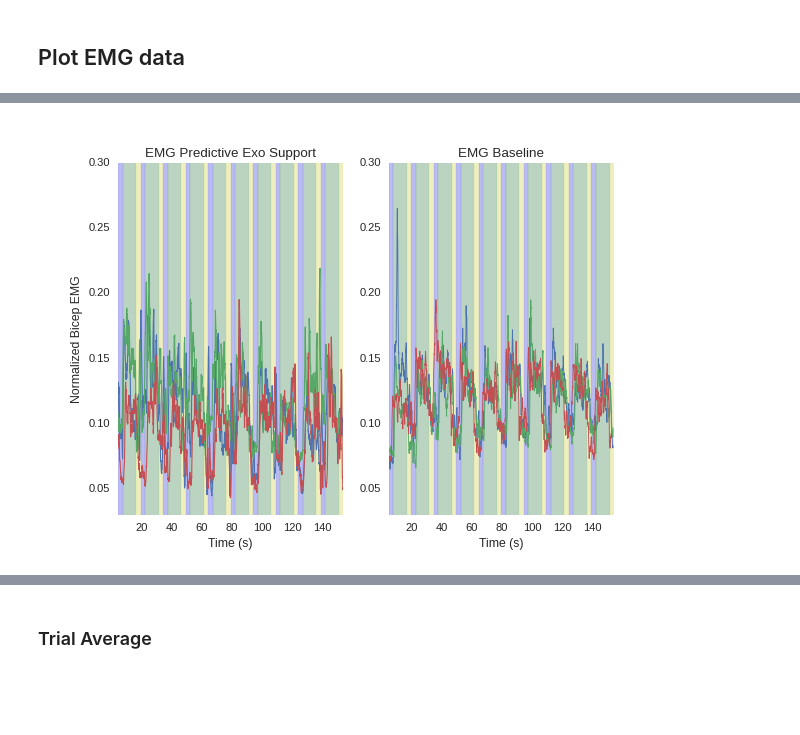
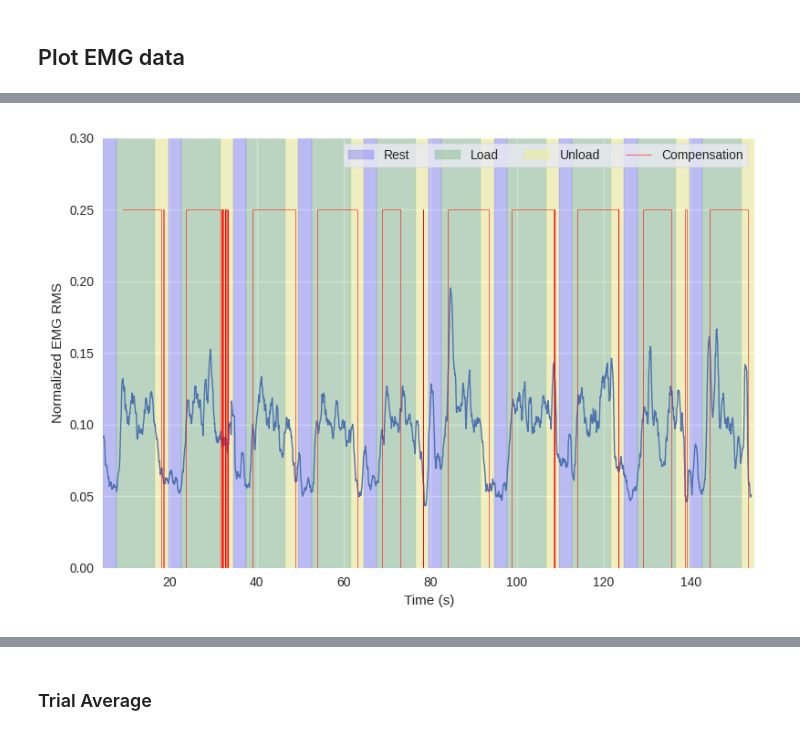
Before and after one commit to Cyberjin7/master_thesis, a Jupyter notebook: analysis/unloading_analysis.ipynb, the cells around one changed output, grey strips where cells are left out. Cells and saved outputs as stored; diff of their text form; code cells hidden in the pictures; blank space fills up the shorter version.

```diff
--- a/analysis/unloading_analysis.ipynb
+++ b/analysis/unloading_analysis.ipynb
@@ -284,20 +255,3 @@ def compute_RMS(data, window_length):
         # rms_emg.append(np.sqrt(np.mean(np.square(window))))
         rms_emg[i] = np.sqrt(np.mean(np.square(window)))
     return rms_emg
-# %%
-window_length = 25
-
-plt.close('all')
-fig, ax = plt.subplots()
-ax.plot(trial_emg_dflist[0]['Time'].iloc[:-window_length] - trial_emg_dflist[0]['Time'].iloc[0], compute_RMS(trial_emg_dflist[0]['data_0'], window_length)/mvc_max, linewidth=1)
-ax.plot(trial_emg_dflist[1]['Time'].iloc[:-window_length] - trial_emg_dflist[1]['Time'].iloc[0], compute_RMS(trial_emg_dflist[1]['data_0'], window_length)/mvc_max, linewidth=1)
-ax.plot(trial_emg_dflist[2]['Time'].iloc[:-window_length] - trial_emg_dflist[2]['Time'].iloc[0], compute_RMS(trial_emg_dflist[2]['data_0'], window_length)/mvc_max, linewidth=1)
-
-draw_background(ax, trial_type_dflist[0], trial_emg_dflist[0], 0, 1)
-
-ax.set_ylim([0.03, 0.3])
-ax.set_xlim([trial_type_dflist[0]['Time'].iloc[0] - trial_emg_dflist[0]['Time'].iloc[0], trial_emg_dflist[0]['Time'].iloc[-1] - trial_emg_dflist[0]['Time'].iloc[0]])
-ax.set_title('EMG Predictive Exo Support')
-ax.set_ylabel('Normalized Bicep EMG RMS')
-ax.set_xlabel('Time (s)')
-ax.grid()
@@ -339,33 +257,0 @@ ax[1].grid()
-# %%
-window_length = 25
-
-plt.close('all')
-fig, ax = plt.subplots(1,2)
-ax[0].plot(trial_emg_dflist[0]['Time'].iloc[:-window_length] - trial_emg_dflist[0]['Time'].iloc[0], compute_RMS(trial_emg_dflist[0]['data_0'], window_length)/mvc_max, linewidth=1)
-ax[0].plot(trial_emg_dflist[1]['Time'].iloc[:-window_length] - trial_emg_dflist[1]['Time'].iloc[0], compute_RMS(trial_emg_dflist[1]['data_0'], window_length)/mvc_max, linewidth=1)
-ax[0].plot(trial_emg_dflist[2]['Time'].iloc[:-window_length] - trial_emg_dflist[2]['Time'].iloc[0], compute_RMS(trial_emg_dflist[2]['data_0'], window_length)/mvc_max, linewidth=1)
-
-draw_background(ax[0], trial_type_dflist[0], trial_emg_dflist[0], 0, 1)
-
-ax[0].set_ylim([0.03, 0.3])
-ax[0].set_xlim([trial_type_dflist[0]['Time'].iloc[0] - trial_emg_dflist[0]['Time'].iloc[0], trial_emg_dflist[0]['Time'].iloc[-1] - trial_emg_dflist[0]['Time'].iloc[0]])
-ax[0].set_title('EMG Predictive Exo Support')
-ax[0].set_ylabel('Normalized Bicep EMG')
-ax[0].set_xlabel('Time (s)')
-ax[0].grid()
-
-
-
-ax[1].plot(baseline_emg_dflist[0]['Time'].iloc[:-window_length] - baseline_emg_dflist[0]['Time'].iloc[0], compute_RMS(baseline_emg_dflist[0]['data_0'], window_length)/mvc_max, linewidth=0.8)
-ax[1].plot(baseline_emg_dflist[1]['Time'].iloc[:-window_length] - baseline_emg_dflist[1]['Time'].iloc[0], compute_RMS(baseline_emg_dflist[1]['data_0'], window_length)/mvc_max, linewidth=0.8)
-ax[1].plot(baseline_emg_dflist[2]['Time'].iloc[:-window_length] - baseline_emg_dflist[2]['Time'].iloc[0], compute_RMS(baseline_emg_dflist[2]['data_0'], window_length)/mvc_max, linewidth=0.8)
-
-draw_background(ax[1], baseline_type_dflist[0], baseline_emg_dflist[0], 0, 1)
-
-ax[1].set_ylim([0.03, 0.3])
-ax[1].set_xlim([baseline_type_dflist[0]['Time'].iloc[0] - baseline_emg_dflist[0]['Time'].iloc[0], baseline_rms_dflist[0]['Time'].iloc[-1] - baseline_emg_dflist[0]['Time'].iloc[0]])
-ax[1].set_title('EMG Baseline')
-ax[1].set_xlabel('Time (s)')
-ax[1].grid()
-# %% [output]
-[figure, removed]
@@ -371,0 +303,21 @@ ax[1].grid()
+# %%
+def single_EMG(ax, trial_type, emg, window, plot_prediction, mass):
+    # plt.close('all')
+    # fig, ax = plt.subplots()
+    ax.plot(emg['Time'].iloc[:-window] - emg['Time'].iloc[0], compute_RMS(emg['data_0'], window)/mvc_max, linewidth=1)
+    rest, load, unload = draw_background(ax, trial_type, emg, 0, 1)
+
+
+    ax.set_ylim([0.03, 0.3])
+    ax.set_xlim([trial_type['Time'].iloc[0] - emg['Time'].iloc[0], emg['Time'].iloc[-1] - emg['Time'].iloc[0]])
+    ax.set_ylabel('Normalized EMG RMS')
+    ax.set_xlabel('Time (s)')
+    ax.set_yticks([0, 0.05, 0.1, 0.15, 0.20, 0.25, 0.30])
+    ax.grid(True, axis='y')
+    if plot_prediction:
+        compensation, = ax.step(mass['Time'] - emg['Time'].iloc[0], mass['mass']*0.5, where='post', linewidth=0.4, color='red', label='Compensation')
+        ax.legend([rest, load, unload, compensation], ['Rest', 'Load', 'Unload', 'Compensation'], frameon=True, ncol=4)
+    else:
+        ax.legend([rest, load, unload], ['Rest', 'Load', 'Unload'], frameon=True, ncol=3)
+
+    # return fig, ax
@@ -371,0 +337,8 @@ ax[1].grid()
+# %%
+plt.close('all')
+i = 2
+figure, axis = plt.subplots()
+single_EMG(axis, trial_type_dflist[i], trial_emg_dflist[i], 25, True, trial_mass_dflist[i])
+plt.tight_layout()
+# %% [output]
+[figure, added]
```
Also changed, not shown: parts of 19 cells of this notebook, 1 other file.
